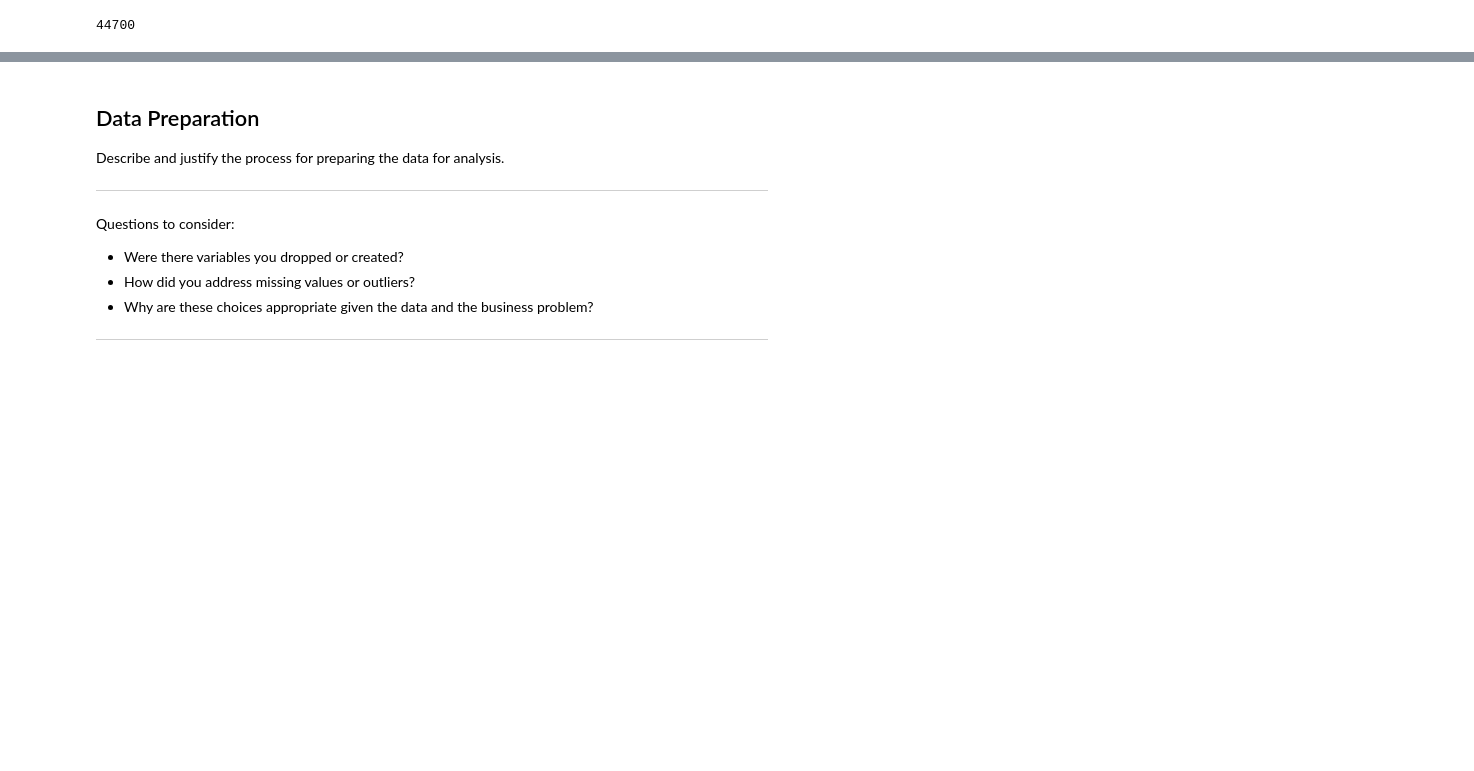
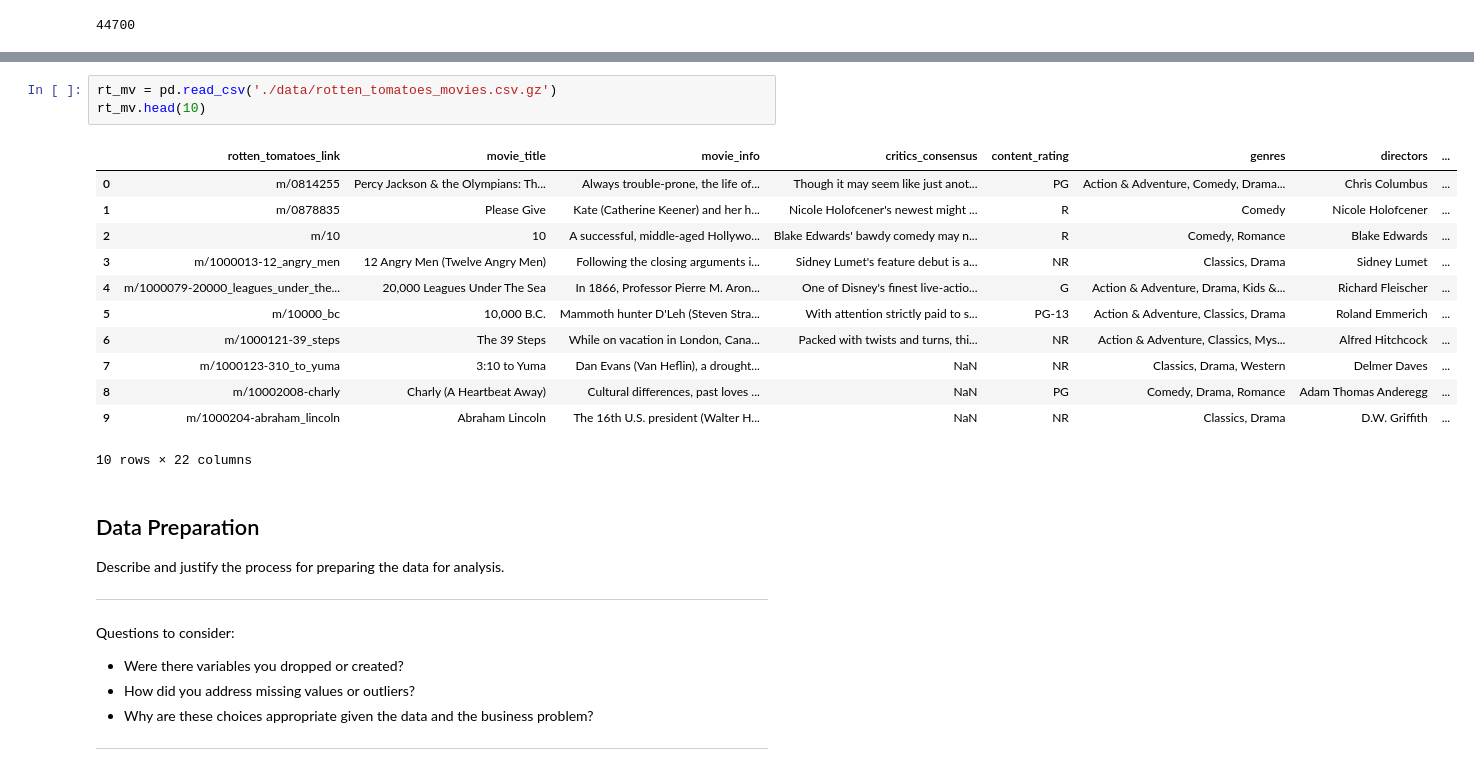
Before and after one commit to samtuleen/Phase1-Microsoft-Movie-Analysis-Project, a Jupyter notebook: dsc-phase1-project-template-Copy1.ipynb, the cells around one changed output, grey strips where cells are left out. Cells and saved outputs as stored; diff of their text form; blank space fills up the shorter version.

```diff
--- a/dsc-phase1-project-template-Copy1.ipynb
+++ b/dsc-phase1-project-template-Copy1.ipynb
@@ -135,3 +237,19 @@ imdb_tp.head(10)
+# %%
+rt_mv = pd.read_csv('./data/rotten_tomatoes_movies.csv.gz')
+rt_mv.head(10)
+# %% [output]
+|  | rotten_tomatoes_link | movie_title | movie_info | critics_consensus | content_rating | genres | directors | ... |
+| 0 | m/0814255 | Percy Jackson & the Olympians: Th... | Always trouble-prone, the life of... | Though it may seem like just anot... | PG | Action & Adventure, Comedy, Drama... | Chris Columbus | ... |
+| 1 | m/0878835 | Please Give | Kate (Catherine Keener) and her h... | Nicole Holofcener's newest might ... | R | Comedy | Nicole Holofcener | ... |
+| 2 | m/10 | 10 | A successful, middle-aged Hollywo... | Blake Edwards' bawdy comedy may n... | R | Comedy, Romance | Blake Edwards | ... |
+| 3 | m/1000013-12_angry_men | 12 Angry Men (Twelve Angry Men) | Following the closing arguments i... | Sidney Lumet's feature debut is a... | NR | Classics, Drama | Sidney Lumet | ... |
+| 4 | m/1000079-20000_leagues_under_the... | 20,000 Leagues Under The Sea | In 1866, Professor Pierre M. Aron... | One of Disney's finest live-actio... | G | Action & Adventure, Drama, Kids &... | Richard Fleischer | ... |
+| 5 | m/10000_bc | 10,000 B.C. | Mammoth hunter D'Leh (Steven Stra... | With attention strictly paid to s... | PG-13 | Action & Adventure, Classics, Drama | Roland Emmerich | ... |
+| 6 | m/1000121-39_steps | The 39 Steps | While on vacation in London, Cana... | Packed with twists and turns, thi... | NR | Action & Adventure, Classics, Mys... | Alfred Hitchcock | ... |
+| 7 | m/1000123-310_to_yuma | 3:10 to Yuma | Dan Evans (Van Heflin), a drought... | NaN | NR | Classics, Drama, Western | Delmer Daves | ... |
+| 8 | m/10002008-charly | Charly (A Heartbeat Away) | Cultural differences, past loves ... | NaN | PG | Comedy, Drama, Romance | Adam Thomas Anderegg | ... |
+| 9 | m/1000204-abraham_lincoln | Abraham Lincoln | The 16th U.S. president (Walter H... | NaN | NR | Classics, Drama | D.W. Griffith | ... |
+10 rows × 22 columns
 # %% [markdown]
 ## Data Preparation
 
```
Also changed, not shown: parts of 14 cells of this notebook.
